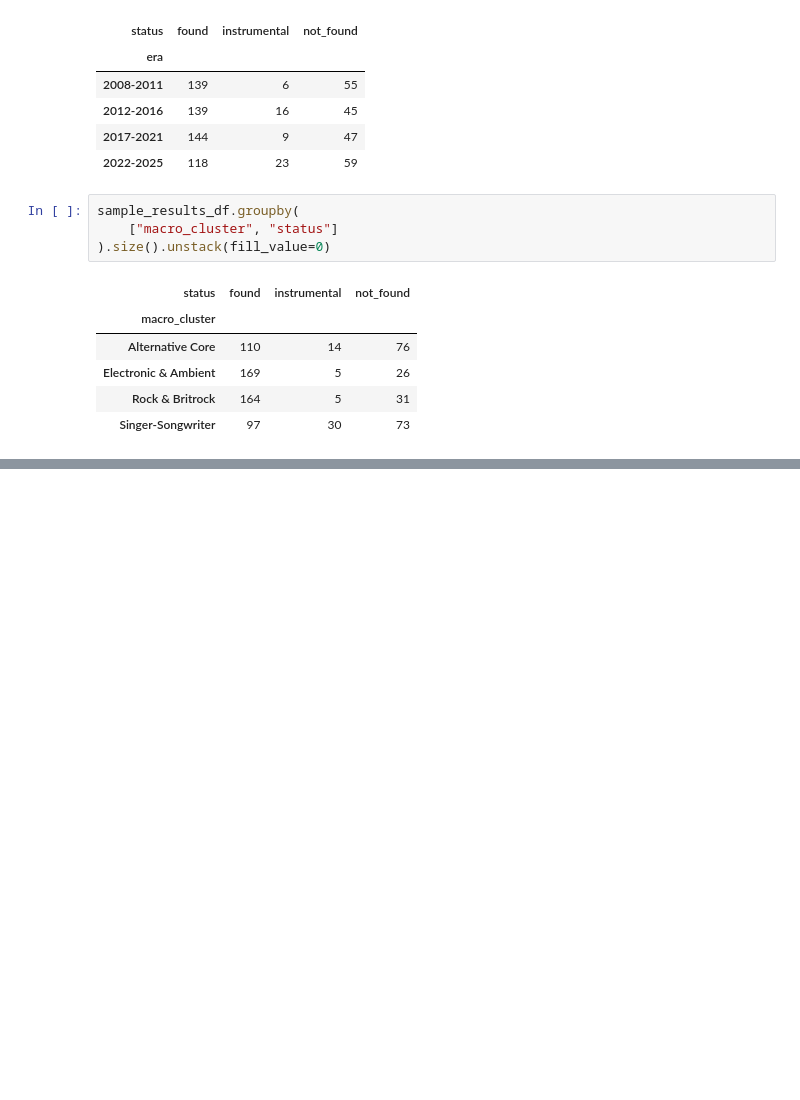
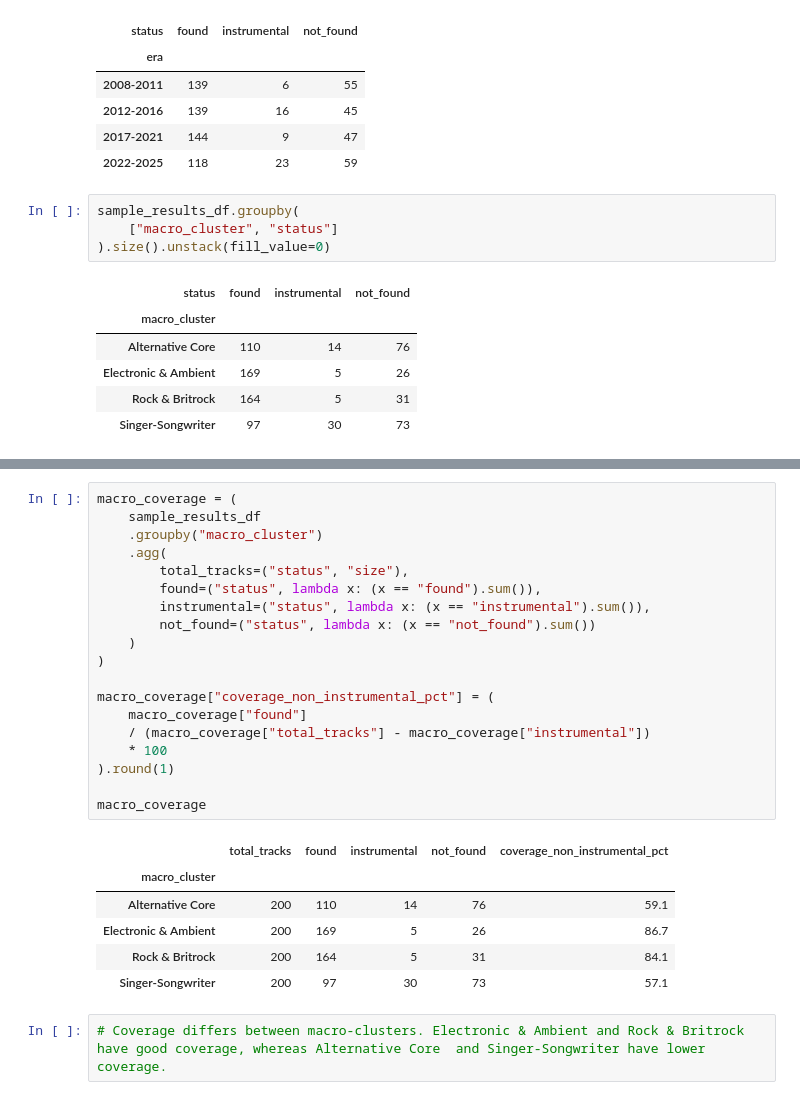
Before and after one commit to fredzell/music-mood-profiler, a Jupyter notebook: notebooks/08_lyrics_collection.ipynb, the cells around one changed output, grey strips where cells are left out. Cells and saved outputs as stored; diff of their text form; blank space fills up the shorter version.

```diff
--- a/notebooks/08_lyrics_collection.ipynb
+++ b/notebooks/08_lyrics_collection.ipynb
@@ -721,0 +779,28 @@ sample_results_df.groupby(
+# %%
+macro_coverage = (
+    sample_results_df
+    .groupby("macro_cluster")
+    .agg(
+        total_tracks=("status", "size"),
+        found=("status", lambda x: (x == "found").sum()),
+        instrumental=("status", lambda x: (x == "instrumental").sum()),
+        not_found=("status", lambda x: (x == "not_found").sum())
+    )
+)
+
+macro_coverage["coverage_non_instrumental_pct"] = (
+    macro_coverage["found"]
+    / (macro_coverage["total_tracks"] - macro_coverage["instrumental"])
+    * 100
+).round(1)
+
+macro_coverage
+# %% [output]
+|  | total_tracks | found | instrumental | not_found | coverage_non_instrumental_pct |
+| macro_cluster |  |  |  |  |  |
+| Alternative Core | 200 | 110 | 14 | 76 | 59.1 |
+| Electronic & Ambient | 200 | 169 | 5 | 26 | 86.7 |
+| Rock & Britrock | 200 | 164 | 5 | 31 | 84.1 |
+| Singer-Songwriter | 200 | 97 | 30 | 73 | 57.1 |
+# %%
+# Coverage differs between macro-clusters. Electronic & Ambient and Rock & Britrock have good coverage, whereas Alternative Core  and Singer-Songwriter have lower coverage.
```
Also changed, not shown: parts of 19 cells of this notebook.
